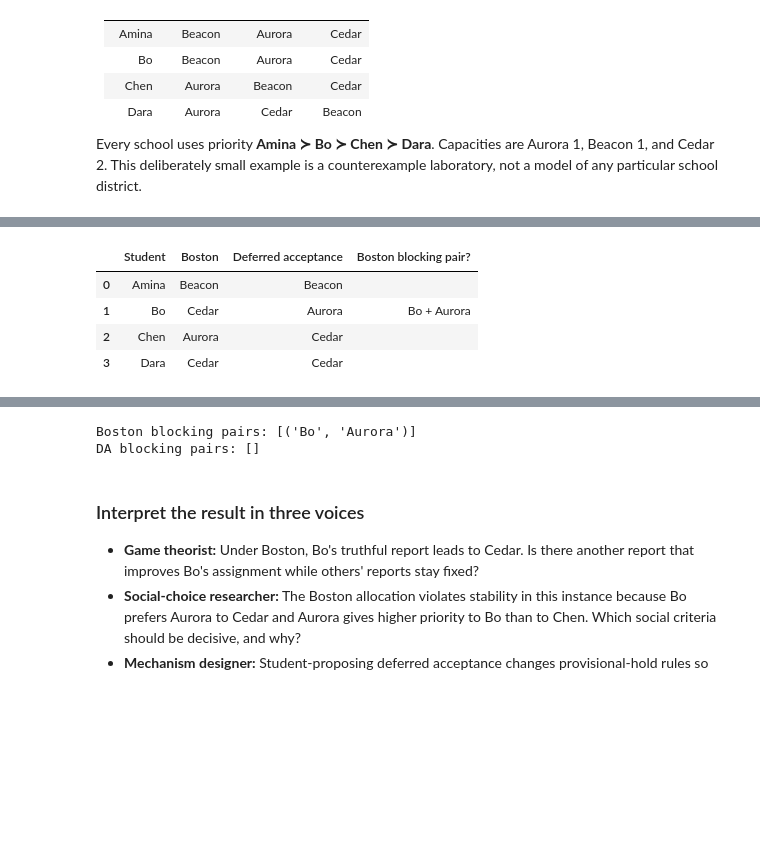
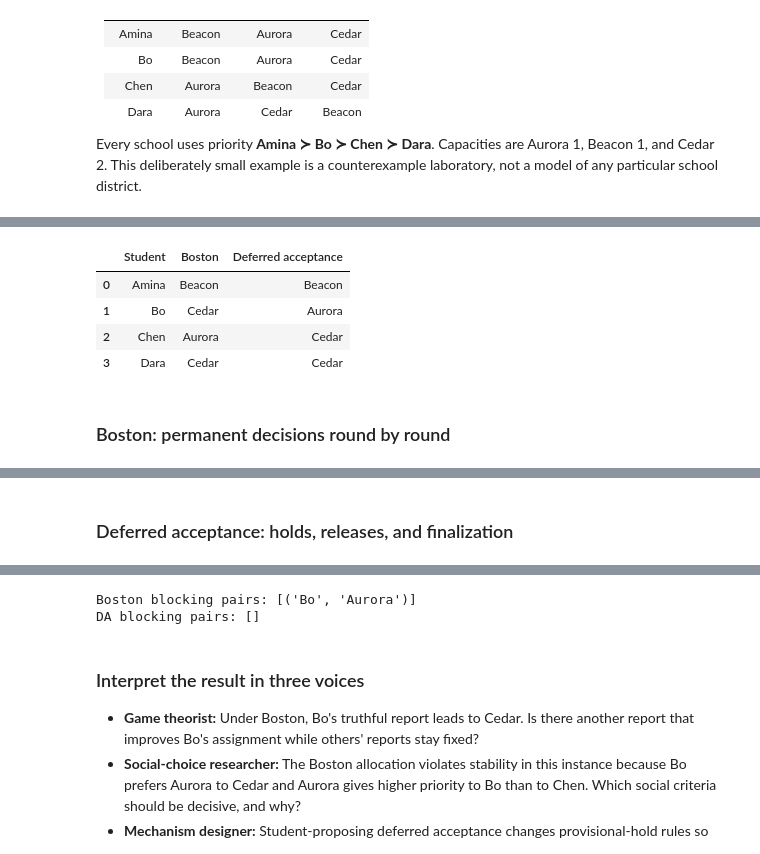
Before and after one commit to Ceejay464/Adaptive_Sequencer_Selection, a Jupyter notebook: notebooks/school_choice/03_School_Choice_Three_Perspectives.ipynb, the cells around one changed output, grey strips where cells are left out. Saved outputs shown, nothing was run; the diff lists cells and outputs as text; code cells hidden in the pictures; blank space fills up the shorter version.

```diff
--- a/notebooks/school_choice/03_School_Choice_Three_Perspectives.ipynb
+++ b/notebooks/school_choice/03_School_Choice_Three_Perspectives.ipynb
@@ -72,18 +71,21 @@ The critical algorithmic difference is **final acceptance now** versus **tentati
 # %%
 from copy import deepcopy
 from html import escape
-from IPython.display import HTML, display
+from IPython.display import HTML, display, clear_output
+import ipywidgets as widgets
 import pandas as pd
+
+try:
+    from google.colab import output
+    output.enable_custom_widget_manager()
+except ImportError:
+    pass
 
 STUDENTS = ["Amina", "Bo", "Chen", "Dara"]
 SCHOOLS = ["Aurora", "Beacon", "Cedar"]
 CAPACITIES = {"Aurora": 1, "Beacon": 1, "Cedar": 2}
-PREFERENCES = {
-    "Amina": ["Beacon", "Aurora", "Cedar"],
-    "Bo": ["Beacon", "Aurora", "Cedar"],
-    "Chen": ["Aurora", "Beacon", "Cedar"],
-    "Dara": ["Aurora", "Cedar", "Beacon"],
-}
+PREFERENCES = {"Amina": ["Beacon", "Aurora", "Cedar"], "Bo": ["Beacon", "Aurora", "Cedar"],
+               "Chen": ["Aurora", "Beacon", "Cedar"], "Dara": ["Aurora", "Cedar", "Beacon"]}
 PRIORITIES = {school: STUDENTS.copy() for school in SCHOOLS}
 # %%
 def priority_rank(priorities, school, student):
@@ -171,20 +178,21 @@ def allocation_frame(result, label):
 # %%
 boston = run_boston(STUDENTS, SCHOOLS, CAPACITIES, PREFERENCES, PRIORITIES)
 da = run_deferred_acceptance(STUDENTS, SCHOOLS, CAPACITIES, PREFERENCES, PRIORITIES)
 
 comparison = allocation_frame(boston, "Boston").merge(allocation_frame(da, "Deferred acceptance"), on="Student")
-comparison["Boston blocking pair?"] = ["Bo + Aurora" if student == "Bo" else "" for student in comparison["Student"]]
 display(comparison)
+display(HTML("<h3>Boston: permanent decisions round by round</h3>")); display(history_frame(boston, "Boston"))
+display(HTML("<h3>Deferred acceptance: holds, releases, and finalization</h3>")); display(history_frame(da, "DA"))
 print("Boston blocking pairs:", blocking_pairs(boston, STUDENTS, SCHOOLS, CAPACITIES, PREFERENCES, PRIORITIES))
 print("DA blocking pairs:", blocking_pairs(da, STUDENTS, SCHOOLS, CAPACITIES, PREFERENCES, PRIORITIES))
 
-assert boston["by_student"]["Bo"] == "Cedar"
-assert da["by_student"]["Bo"] == "Aurora"
+assert boston["by_student"]["Bo"] == "Cedar" and da["by_student"]["Bo"] == "Aurora"
 assert blocking_pairs(boston, STUDENTS, SCHOOLS, CAPACITIES, PREFERENCES, PRIORITIES) == [("Bo", "Aurora")]
 assert blocking_pairs(da, STUDENTS, SCHOOLS, CAPACITIES, PREFERENCES, PRIORITIES) == []
 # %% [output]
-|  | Student | Boston | Deferred acceptance | Boston blocking pair? |
-| 0 | Amina | Beacon | Beacon |  |
-| 1 | Bo | Cedar | Aurora | Bo + Aurora |
-| 2 | Chen | Aurora | Cedar |  |
-| 3 | Dara | Cedar | Cedar |  |
+|  | Student | Boston | Deferred acceptance |
+| 0 | Amina | Beacon | Beacon |
+| 1 | Bo | Cedar | Aurora |
+| 2 | Chen | Aurora | Cedar |
+| 3 | Dara | Cedar | Cedar |
+Boston: permanent decisions round by round
@@ -190,0 +204 @@ assert blocking_pairs(da, STUDENTS, SCHOOLS, CAPACITIES, PREFERENCES, PRIORITIES
+Deferred acceptance: holds, releases, and finalization
```
Also changed, not shown: parts of 7 cells of this notebook, 25 other files.
